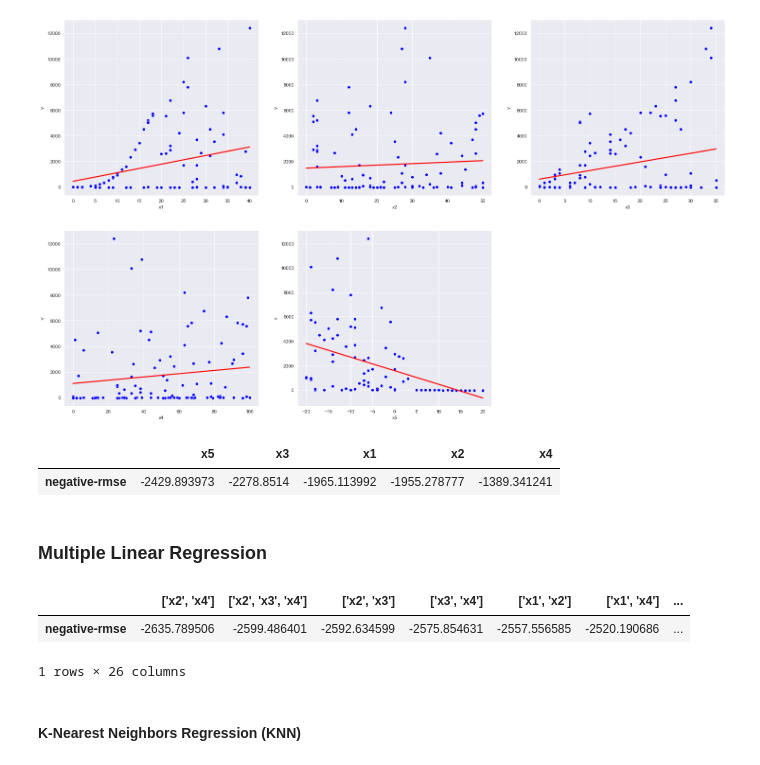
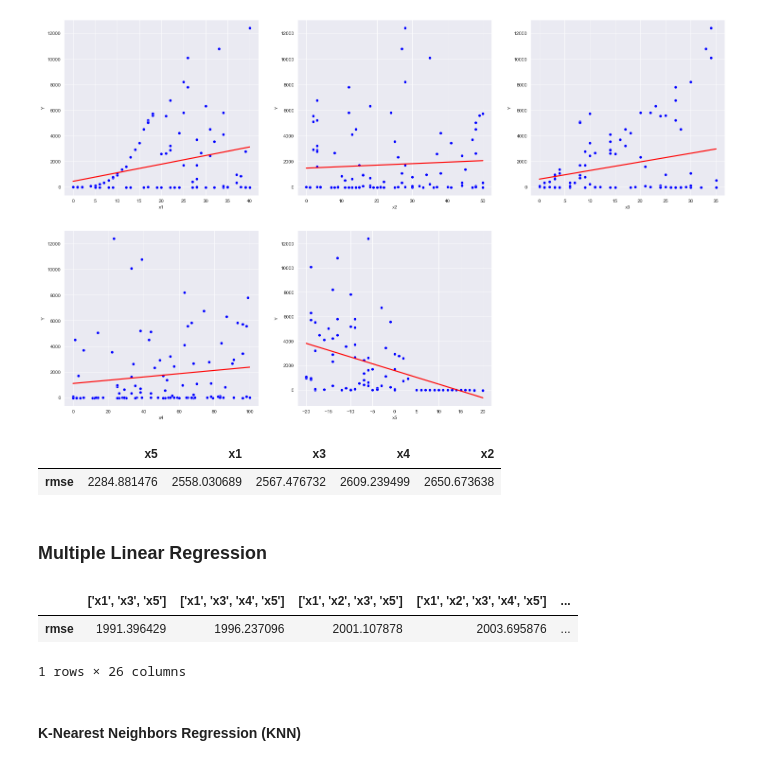
Before and after one commit to sahinozan/CE475-Project, a Jupyter notebook: project.ipynb, the cells around one changed output. Saved outputs shown, nothing was run; the diff lists cells and outputs as text; code cells hidden in the pictures.

```diff
--- a/project.ipynb
+++ b/project.ipynb
@@ -13,6 +15,8 @@ raw_dataset = pd.read_csv('ce475_project_data.csv', delimiter=';')
 dataset = raw_dataset.copy()
 test_data = dataset.tail(20)
 dataset = dataset.drop(test_data.index)
+mse = make_scorer(mean_squared_error)
+mae = make_scorer(mean_absolute_error)
 # %%
 dataset.head()
 # %% [output]
@@ -102,9 +106,11 @@ dataset.describe().transpose()[['min', 'max', 'mean']]
 # %% [markdown]
 ### Linear Regression
 # %%
-def linear_regression(x, y):
-    cv_score = cross_val_score(estimator=LinearRegression(), X=x, y=y, cv=5, scoring='neg_root_mean_squared_error')
-    cv_pred = cross_val_predict(estimator=LinearRegression(), X=x, y=y, cv=5)
+def linear_regression(x, y, pred=None):
+    if pred is None:
+        pred = predictors
+    cv_score = np.sqrt(cross_val_score(estimator=LinearRegression(), X=x[pred], y=y, cv=5, scoring=mse))
+    cv_pred = cross_val_predict(estimator=LinearRegression(), X=x[pred], y=y, cv=5)
     lr = LinearRegression()
     lr.fit(x, y)
     y_pred = lr.predict(test_data[predictors])
@@ -136,13 +142,17 @@ sns.regplot(x=dataset['x5'], y=cv_predictions, color='r', scatter=False, ci=Fals
 # %% [output]
 <AxesSubplot:xlabel='x5', ylabel='Y'>
 [figure]
-# %%
-errors = pd.DataFrame([rmse_score], columns=['x1', 'x2', 'x3', 'x4', 'x5'], index=['negative-rmse']).sort_values(
-    'negative-rmse', axis=1)
-errors
-# %% [output]
-|  | x5 | x3 | x1 | x2 | x4 |
-| negative-rmse | -2429.893973 | -2278.8514 | -1965.113992 | -1955.278777 | -1389.341241 |
+# %%
+errors = pd.DataFrame()
+
+for i in predictors:
+    lin_pred, cv_predictions, rmse_score = linear_regression(x=dataset[predictors], y=dataset['Y'], pred=[i])
+    errors.loc['rmse', i] = np.mean(rmse_score)
+
+errors.sort_values(by='rmse', axis=1, ascending=True)
+# %% [output]
+|  | x5 | x1 | x3 | x4 | x2 |
+| rmse | 2284.881476 | 2558.030689 | 2567.476732 | 2609.239499 | 2650.673638 |
 # %% [markdown]
 ### Multiple Linear Regression
 # %%
@@ -155,8 +165,8 @@ def all_combinations(pred, n=2):
 predictor_combinations = all_combinations(pred=predictors)
 # %%
 def multiple_linear_regression(x, y, pred=None):
-    cv_score = cross_val_score(estimator=LinearRegression(), X=x[pred], y=y, cv=5,
-                               scoring='neg_root_mean_squared_error')
+    cv_score = np.sqrt(cross_val_score(estimator=LinearRegression(), X=x[pred], y=y, cv=5,
+                               scoring=mse))
     cv_pred = cross_val_predict(estimator=LinearRegression(), X=x[pred], y=y, cv=5)
     lr = LinearRegression()
     lr.fit(x, y)
@@ -166,14 +176,14 @@ def multiple_linear_regression(x, y, pred=None):
 # %%
 errors = pd.DataFrame()
 
 for i in predictor_combinations:
     lin_pred, cv_predictions, rmse_score = multiple_linear_regression(x=dataset[predictors], y=dataset['Y'], pred=i)
-    errors.loc[f'negative-rmse', f'{i}'] = np.mean(rmse_score)
+    errors.loc[f'rmse', f'{i}'] = np.mean(rmse_score)
 
-errors.sort_values('negative-rmse', axis=1)
+errors.sort_values('rmse', axis=1, ascending=True)
 # %% [output]
-|  | ['x2', 'x4'] | ['x2', 'x3', 'x4'] | ['x2', 'x3'] | ['x3', 'x4'] | ['x1', 'x2'] | ['x1', 'x4'] | ... |
-| negative-rmse | -2635.789506 | -2599.486401 | -2592.634599 | -2575.854631 | -2557.556585 | -2520.190686 | ... |
+|  | ['x1', 'x3', 'x5'] | ['x1', 'x3', 'x4', 'x5'] | ['x1', 'x2', 'x3', 'x5'] | ['x1', 'x2', 'x3', 'x4', 'x5'] | ... |
+| rmse | 1991.396429 | 1996.237096 | 2001.107878 | 2003.695876 | ... |
 1 rows × 26 columns
 # %% [markdown]
 #### K-Nearest Neighbors Regression (KNN)
```
Also changed, not shown: parts of 6 cells of this notebook.
